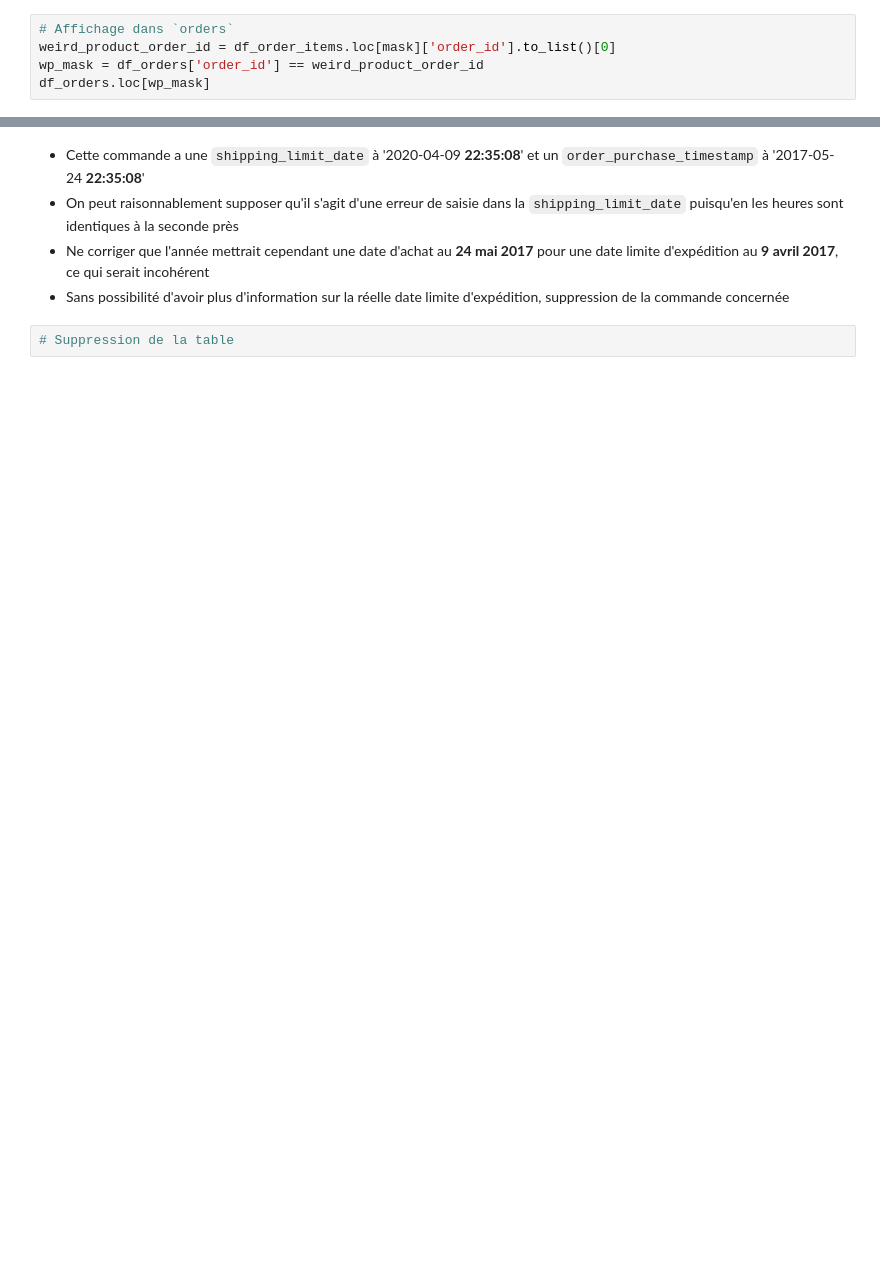
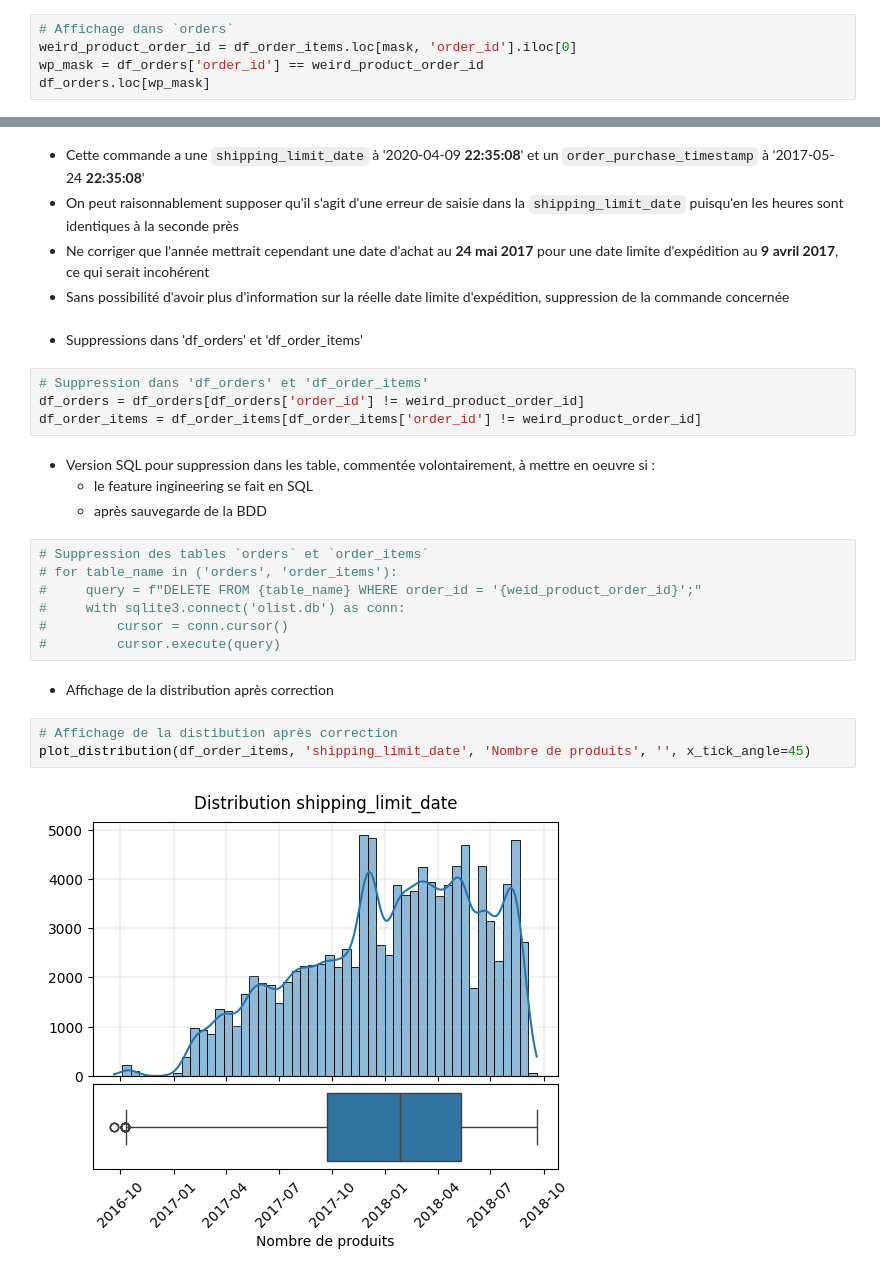
Before and after one commit to Christophe-Aballea/OC_projet5_Segmentez_des_clients_d_un_site_ecommerce, a Jupyter notebook: P05_Notebook2_EDA_FE.ipynb, the cells around one changed output, grey strips where cells are left out. Saved outputs shown, nothing was run; the diff lists cells and outputs as text; blank space fills up the shorter version.

Commit message:
Analyses univariées table 'order_items'

```diff
--- a/P05_Notebook2_EDA_FE.ipynb
+++ b/P05_Notebook2_EDA_FE.ipynb
@@ -802,7 +801,7 @@ df_order_items.loc[mask]
 | 85730 | c2bb89b5c1dd978d507284be78a04cb2 | 2 | 87b92e06b320e803d334ac23966c80b1 | 7a241947449cc45dbfda4f9d0798d9d0 | 2020-04-09 22:35:08 | 99.99 | 61.44 |
 # %%
 # Affichage dans `orders`
-weird_product_order_id = df_order_items.loc[mask]['order_id'].to_list()[0]
+weird_product_order_id = df_order_items.loc[mask, 'order_id'].iloc[0]
 wp_mask = df_orders['order_id'] == weird_product_order_id
 df_orders.loc[wp_mask]
 # %% [output]
@@ -813,5 +812,27 @@ df_orders.loc[wp_mask]
 * On peut raisonnablement supposer qu'il s'agit d'une erreur de saisie dans la `shipping_limit_date` puisqu'en les heures sont identiques à la seconde près
 * Ne corriger que l'année mettrait cependant une date d'achat au **24 mai 2017** pour une date limite d'expédition au **9 avril 2017**, ce qui serait incohérent
 * Sans possibilité d'avoir plus d'information sur la réelle date limite d'expédition, suppression de la commande concernée
+# %% [markdown]
+* Suppressions dans 'df_orders' et 'df_order_items'
+# %%
+# Suppression dans 'df_orders' et 'df_order_items'
+df_orders = df_orders[df_orders['order_id'] != weird_product_order_id]
+df_order_items = df_order_items[df_order_items['order_id'] != weird_product_order_id]
+# %% [markdown]
+* Version SQL pour suppression dans les table, commentée volontairement, à mettre en oeuvre si :
+   * le feature ingineering se fait en SQL
+   * après sauvegarde de la BDD
 # %%
-# Suppression de la table
+# Suppression des tables `orders` et `order_items`
+# for table_name in ('orders', 'order_items'):
+#     query = f"DELETE FROM {table_name} WHERE order_id = '{weid_product_order_id}';"
+#     with sqlite3.connect('olist.db') as conn:
+#         cursor = conn.cursor()
+#         cursor.execute(query)
+# %% [markdown]
+* Affichage de la distribution après correction
+# %%
+# Affichage de la distibution après correction
+plot_distribution(df_order_items, 'shipping_limit_date', 'Nombre de produits', '', x_tick_angle=45)
+# %% [output]
+[figure, added]
```
Also changed, not shown: parts of 20 cells of this notebook, 1 other file.
